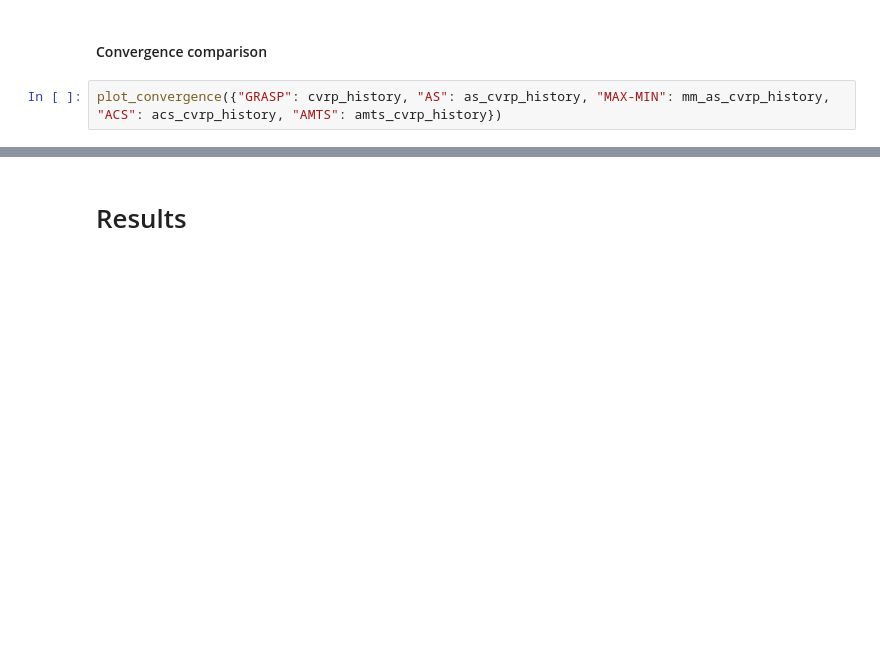
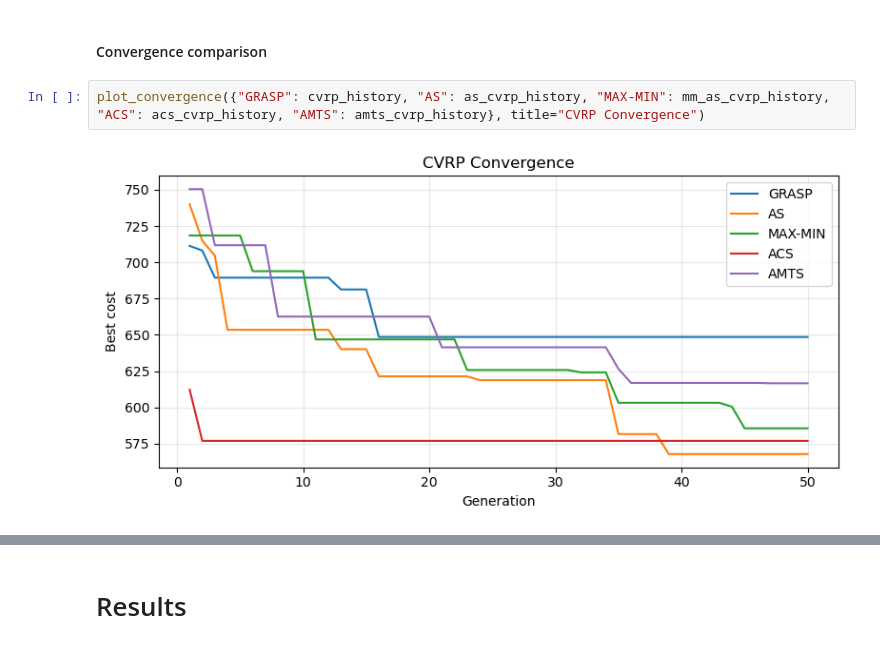
Before and after one commit to giustacchini/iops-aco, a Jupyter notebook: iops-aco-giustacchini-kutny.ipynb, the cells around one changed output, grey strips where cells are left out. Drawn from its saved outputs; the diff is of its cells as text; blank space fills up the shorter version.

```diff
--- a/iops-aco-giustacchini-kutny.ipynb
+++ b/iops-aco-giustacchini-kutny.ipynb
@@ -1301,4 +1328,6 @@ plot_routes(as_cvrp_routes, cvrp_data, title=f"AS CVRP - Cost: {as_cvrp_cost:.2f
 # %% [markdown]
 #### Convergence comparison
 # %%
-plot_convergence({"GRASP": cvrp_history, "AS": as_cvrp_history, "MAX-MIN": mm_as_cvrp_history, "ACS": acs_cvrp_history, "AMTS": amts_cvrp_history})
+plot_convergence({"GRASP": cvrp_history, "AS": as_cvrp_history, "MAX-MIN": mm_as_cvrp_history, "ACS": acs_cvrp_history, "AMTS": amts_cvrp_history}, title="CVRP Convergence")
+# %% [output]
+[figure, added]
```
Also changed, not shown: parts of 10 cells of this notebook.
